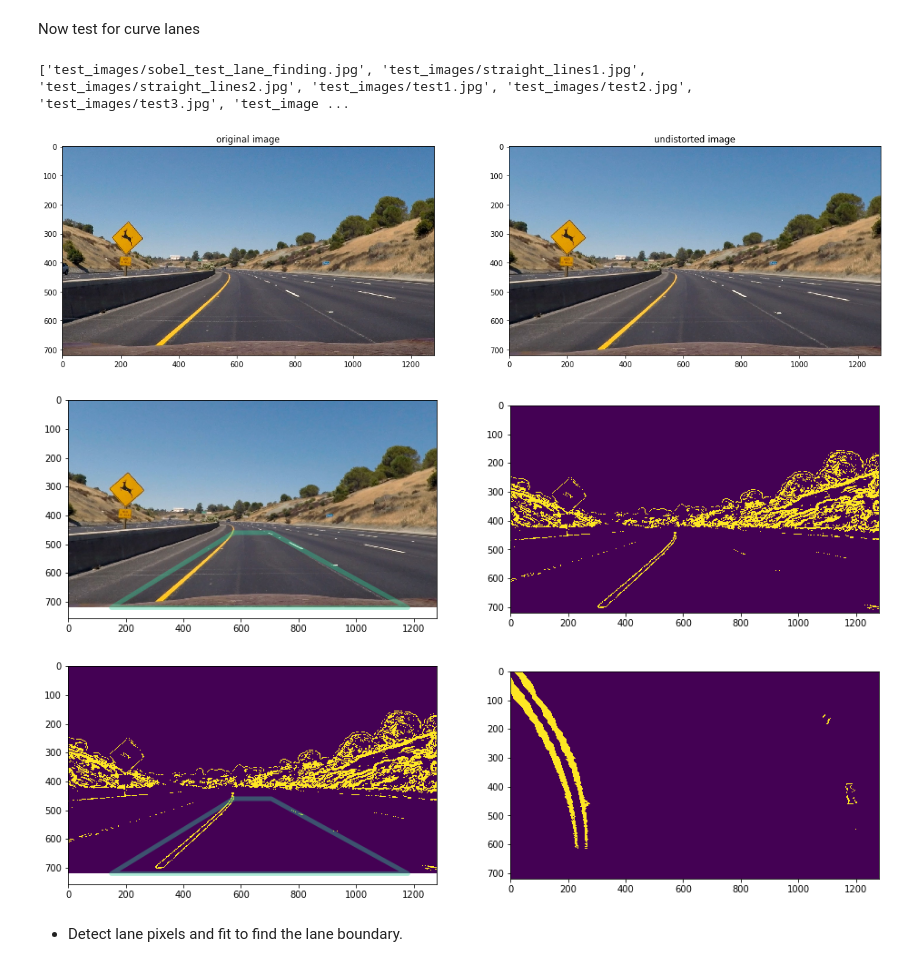
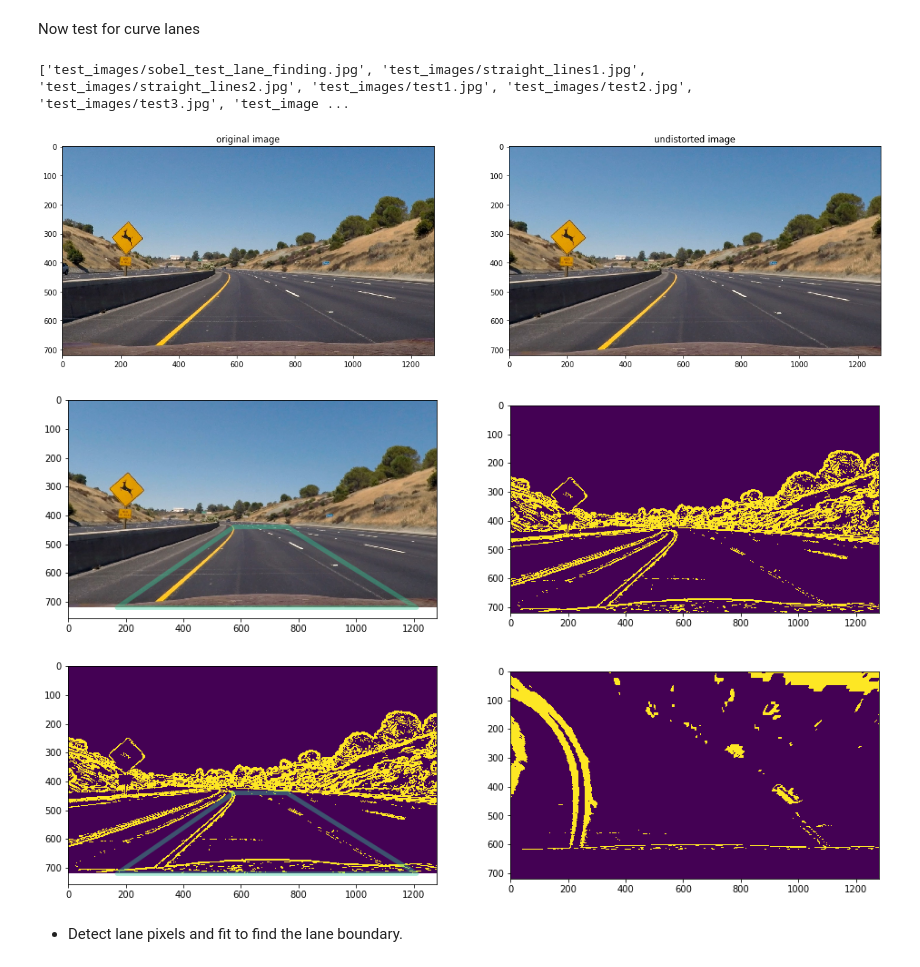
Before and after one commit to david-woo-instacart/kitt-playlabs, a Jupyter notebook: udacity/CarND-Advanced-Lane-Lines-master/CarND-Advanced-Lane-Lines-Project.ipynb, the cells around one changed output. Cells and saved outputs as stored; diff of their text form; code cells hidden in the pictures.

```diff
--- a/udacity/CarND-Advanced-Lane-Lines-master/CarND-Advanced-Lane-Lines-Project.ipynb
+++ b/udacity/CarND-Advanced-Lane-Lines-master/CarND-Advanced-Lane-Lines-Project.ipynb
@@ -428,6 +464,8 @@ src_offset_x_top_left = 575
 src_offset_x_top_right = 575
 src_start_y = 460
 
+dst_offset = 100
+
 img_size = (image.shape[1],image.shape[0])
 
 #format x,y
@@ -438,6 +476,17 @@ src = np.float32([ [src_offset_x_top_left,src_start_y],
                                 ])
 
 trans_image = get_birdeye_image_perspective(image,src,dst_offset)
+
+combined_img = np.zeros_like(image[:,:,0])
+mag_binary = mag_thresh(image, sobel_kernel=15, mag_thresh=(50, 255))
+color_space_binary = color_space_threshold(image,thresh=(10, 150),color_space = 'HLS',color_channel = 2)
+
+
+combined_mask = (mag_binary>0) & (color_space_binary>0)
+#combined_mask = (mag_binary>0) #& (color_space_binary>0)
+combined_img[combined_mask] = 1
+plt.imshow(combined_img)
+trans_image = get_birdeye_image_perspective(combined_img,src,dst_offset)
 # %% [output]
 ['test_images/sobel_test_lane_finding.jpg', 'test_images/straight_lines1.jpg', 'test_images/straight_lines2.jpg', 'test_images/test1.jpg', 'test_images/test2.jpg', 'test_images/test3.jpg', 'test_image ...
 [figure]
@@ -456,40 +506,41 @@ image_undist = undistort_img(objpoints,imgpoints,test_images_files[4])
 plt.imshow(image_undist)
 
 image = image_undist
 
 # choose to abstract this out. ideally we should get the lane start from the binary images
-src_offset_x_btm_left = 150
-src_offset_x_btm_right = 100
+src_offset_x_btm_left = 170
+src_offset_x_btm_right = 70
 src_offset_x_top_left = 575
-src_offset_x_top_right = 575
-src_start_y = 460
+src_offset_x_top_right = 520
+src_start_y = 440
 
 img_size = (image.shape[1],image.shape[0])
 
 #format x,y
 src = np.float32([ [src_offset_x_top_left,src_start_y],
                                 [img_size[0]-src_offset_x_top_right,src_start_y],
                                 [img_size[0]-src_offset_x_btm_right,img_size[1]],
                                 [src_offset_x_btm_left,img_size[1]]
                                 ])
 
 trans_image = get_birdeye_image_perspective(image,src,dst_offset)
 
 
 combined_img = np.zeros_like(image[:,:,0])
 mag_binary = mag_thresh(image, sobel_kernel=15, mag_thresh=(20, 255))
-color_space_binary = color_space_threshold(image,thresh=(50, 150),color_space = 'HLS',color_channel = 2)
+color_space_binary = color_space_threshold(image,thresh=(10, 150),color_space = 'HLS',color_channel = 2)
 
 
 combined_mask = (mag_binary>0) & (color_space_binary>0)
 combined_img[combined_mask] = 1
 plt.imshow(combined_img)
 trans_image = get_birdeye_image_perspective(combined_img,src,dst_offset)
+trans_image_orig = trans_image
 # %% [output]
 ['test_images/sobel_test_lane_finding.jpg', 'test_images/straight_lines1.jpg', 'test_images/straight_lines2.jpg', 'test_images/test1.jpg', 'test_images/test2.jpg', 'test_images/test3.jpg', 'test_image ...
 [figure]
-[figure, old version]
+[figure, new version]
-[figure, old version]
+[figure, new version]
 # %% [markdown]
 * Detect lane pixels and fit to find the lane boundary.
 # %%
```
Also changed, not shown: parts of 7 cells of this notebook.
